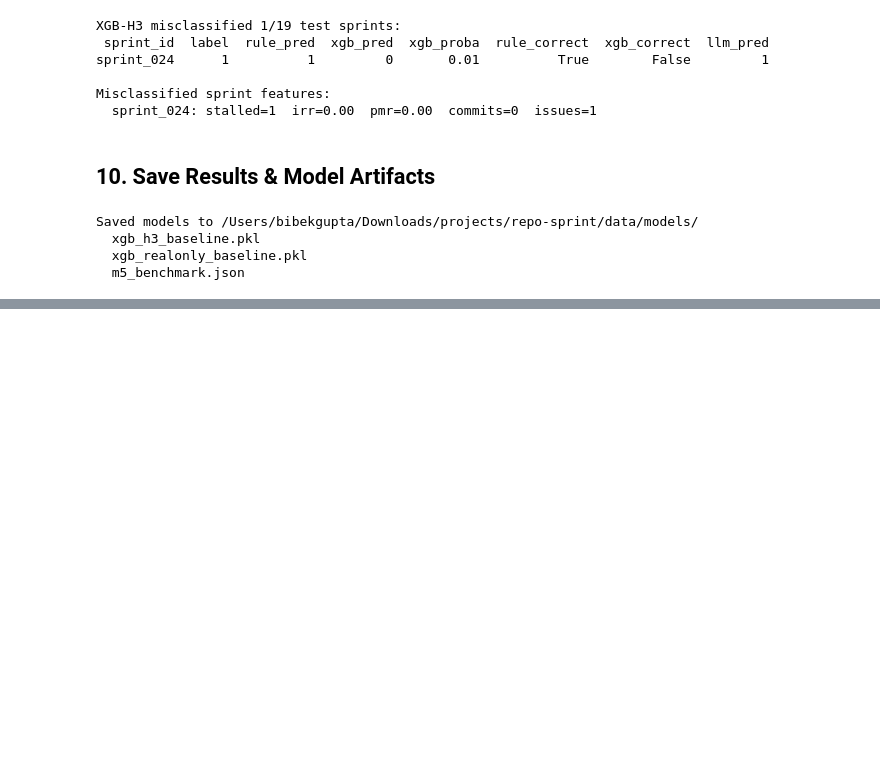
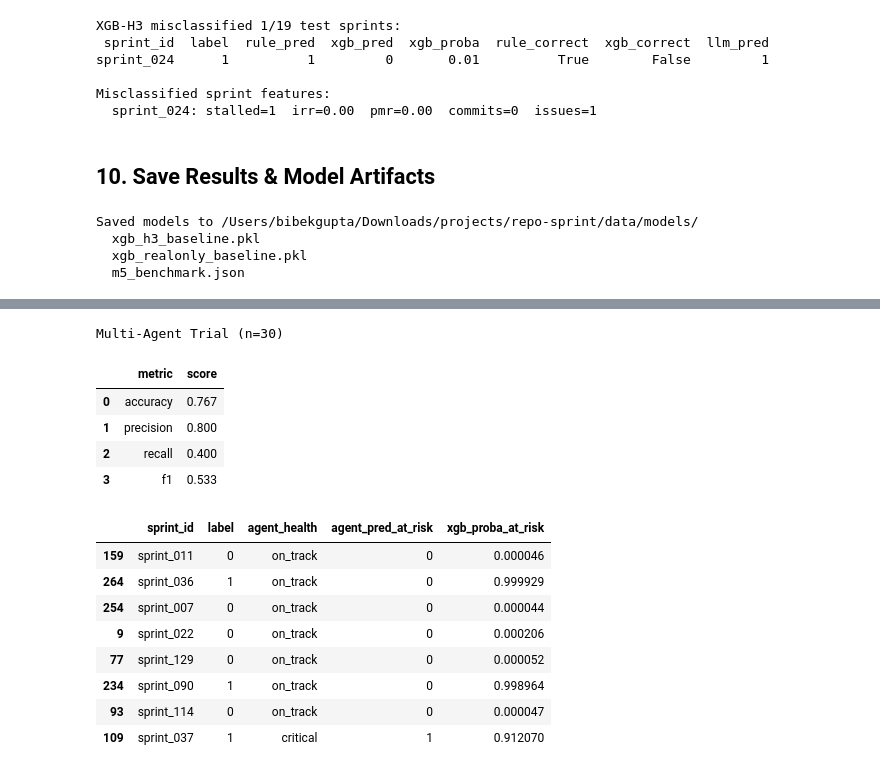
Before and after one commit to bibekgupta3333/repo-sprint, a Jupyter notebook: notebooks/baseline.ipynb, the cells around one changed output, grey strips where cells are left out. Cells and saved outputs as stored; diff of their text form; code cells hidden in the pictures; blank space fills up the shorter version.

```diff
--- a/notebooks/baseline.ipynb
+++ b/notebooks/baseline.ipynb
@@ -861,0 +1051,50 @@ Saved models to /Users/bibekgupta/Downloads/projects/repo-sprint/data/models/
+# %%
+# Evaluate multi-agent (with RAG if available) on a small sample
+from sklearn.metrics import precision_recall_fscore_support, accuracy_score
+
+sample_eval = h3_test.sample(n=min(30, len(h3_test)), random_state=42)
+preds = []
+health_labels = []
+
+for _, row in sample_eval.iterrows():
+    state = run_multi_agent_stub(row)
+    health = (state.sprint_analysis or {}).get("health_status", "unknown")
+    proba = float((state.sprint_analysis or {}).get("completion_probability", 50)) / 100.0
+    pred = 1 if (health != "on_track" or proba < 0.60) else 0  # 1 = at-risk
+    preds.append(pred)
+    health_labels.append(health)
+
+y_true = sample_eval["label"].values
+acc = accuracy_score(y_true, preds)
+prec, rec, f1, _ = precision_recall_fscore_support(y_true, preds, average="binary", zero_division=0)
+
+metrics_df = pd.DataFrame({
+    "metric": ["accuracy", "precision", "recall", "f1"],
+    "score": [acc, prec, rec, f1],
+})
+
+print("Multi-Agent Trial (n=%d)" % len(sample_eval))
+display(metrics_df.round(3))
+
+preview_df = sample_eval[["sprint_id", "label"]].copy()
+preview_df["agent_health"] = health_labels
+preview_df["agent_pred_at_risk"] = preds
+preview_df["xgb_proba_at_risk"] = sample_eval.apply(
+    lambda r: float(xgb_h3.predict_proba(r[NUMERIC_FEATURES].values.reshape(1, -1))[0, 1]), axis=1)
+preview_df.head(8)
+# %% [output]
+Multi-Agent Trial (n=30)
+|  | metric | score |
+| 0 | accuracy | 0.767 |
+| 1 | precision | 0.800 |
+| 2 | recall | 0.400 |
+| 3 | f1 | 0.533 |
+|  | sprint_id | label | agent_health | agent_pred_at_risk | xgb_proba_at_risk |
+| 159 | sprint_011 | 0 | on_track | 0 | 0.000046 |
+| 264 | sprint_036 | 1 | on_track | 0 | 0.999929 |
+| 254 | sprint_007 | 0 | on_track | 0 | 0.000044 |
+| 9 | sprint_022 | 0 | on_track | 0 | 0.000206 |
+| 77 | sprint_129 | 0 | on_track | 0 | 0.000052 |
+| 234 | sprint_090 | 1 | on_track | 0 | 0.998964 |
+| 93 | sprint_114 | 0 | on_track | 0 | 0.000047 |
+| 109 | sprint_037 | 1 | critical | 1 | 0.912070 |
```
Also changed, not shown: parts of 16 cells of this notebook, 10 other files.
